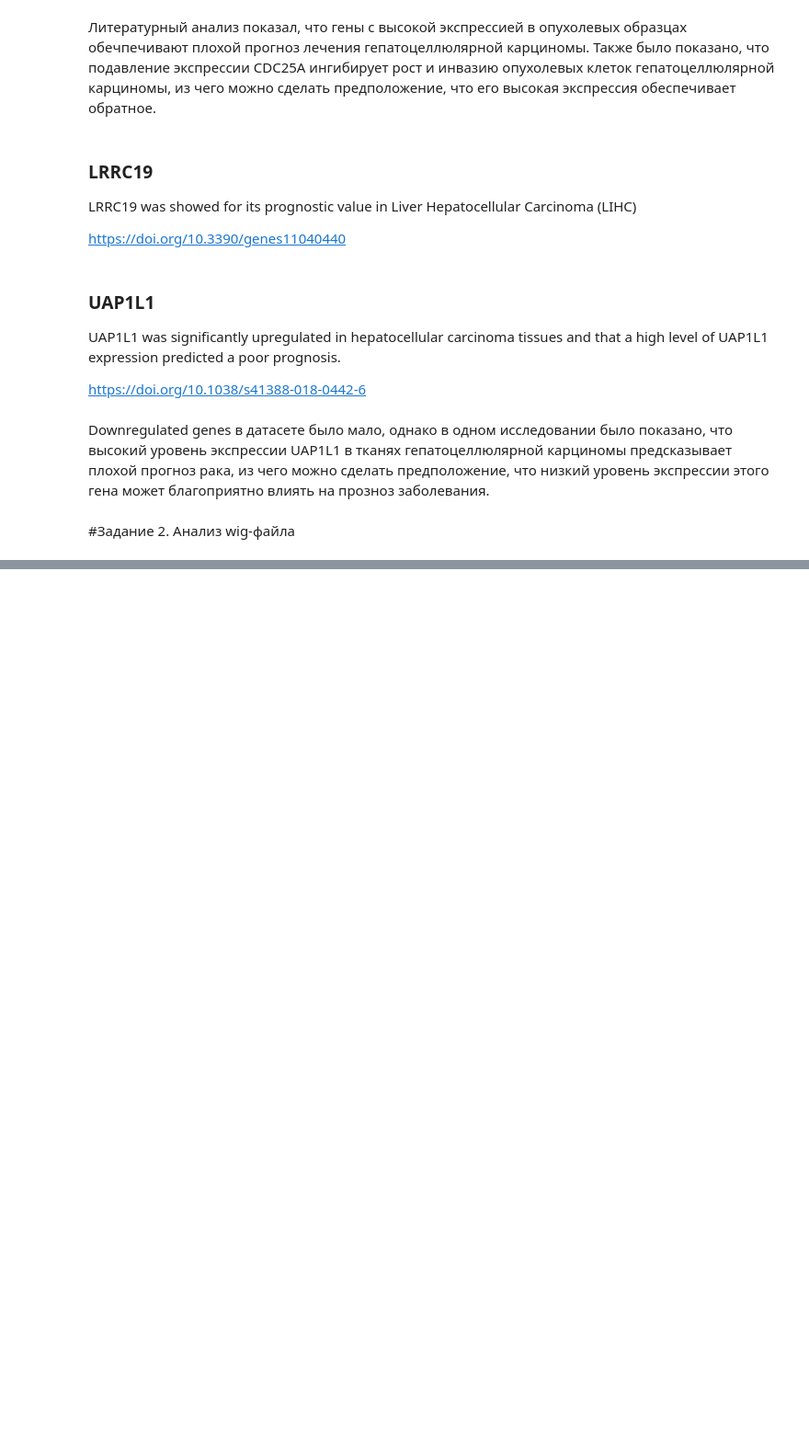
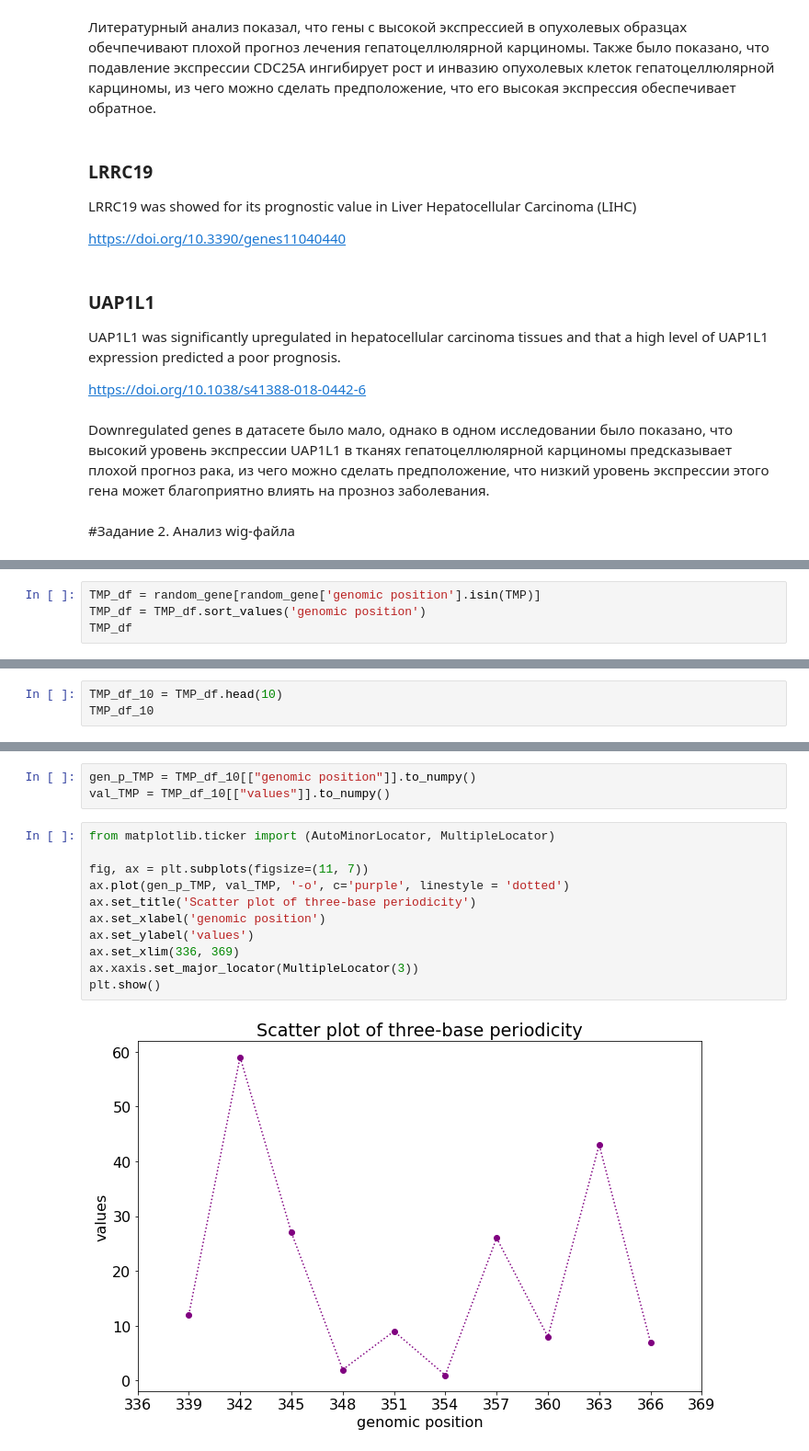
Before and after one commit to anuytok/4-HW-RNA-seq, a Jupyter notebook: Ribo_seq_Ефимова_Аня.ipynb, the cells around one changed output, grey strips where cells are left out. Shown at 92% size. Saved outputs shown, nothing was run; the diff lists cells and outputs as text; blank space fills up the shorter version.

```diff
--- a/Ribo_seq_Ефимова_Аня.ipynb
+++ b/Ribo_seq_Ефимова_Аня.ipynb
@@ -1221,0 +1489,4 @@ Downregulated genes в датасете было мало, однако в од
+# %%
+TMP_df = random_gene[random_gene['genomic position'].isin(TMP)]
+TMP_df = TMP_df.sort_values('genomic position')
+TMP_df
@@ -1221,0 +1511,3 @@ Downregulated genes в датасете было мало, однако в од
+# %%
+TMP_df_10 = TMP_df.head(10)
+TMP_df_10
@@ -1221,0 +1526,16 @@ Downregulated genes в датасете было мало, однако в од
+# %%
+gen_p_TMP = TMP_df_10[["genomic position"]].to_numpy()
+val_TMP = TMP_df_10[["values"]].to_numpy()
+# %%
+from matplotlib.ticker import (AutoMinorLocator, MultipleLocator)
+
+fig, ax = plt.subplots(figsize=(11, 7))
+ax.plot(gen_p_TMP, val_TMP, '-o', c='purple', linestyle = 'dotted')
+ax.set_title('Scatter plot of three-base periodicity')
+ax.set_xlabel('genomic position')
+ax.set_ylabel('values')
+ax.set_xlim(336, 369)
+ax.xaxis.set_major_locator(MultipleLocator(3))
+plt.show()
+# %% [output]
+[figure, added]
```
Also changed, not shown: parts of 72 cells of this notebook.
